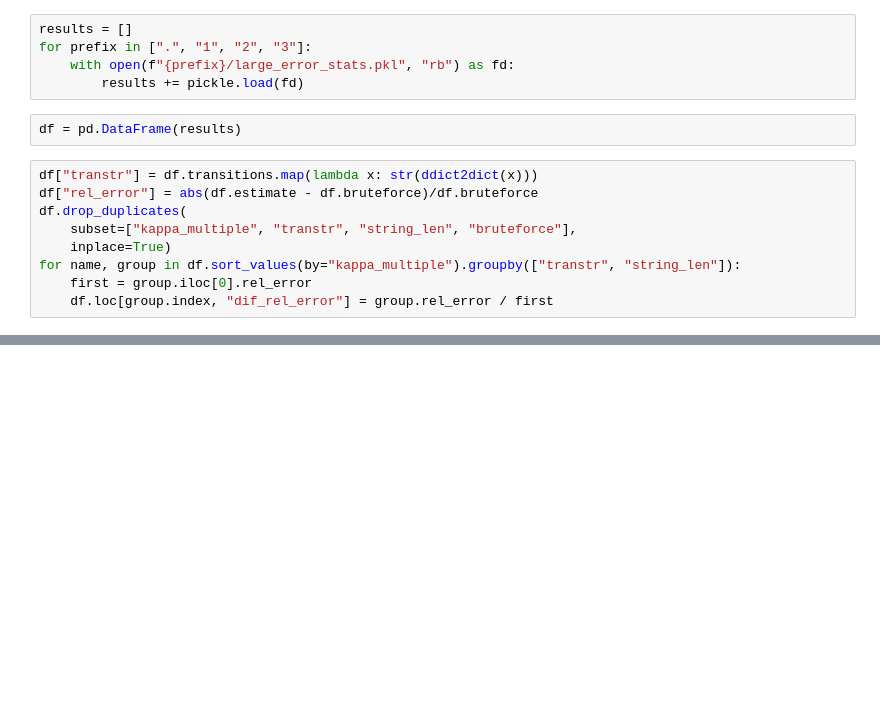
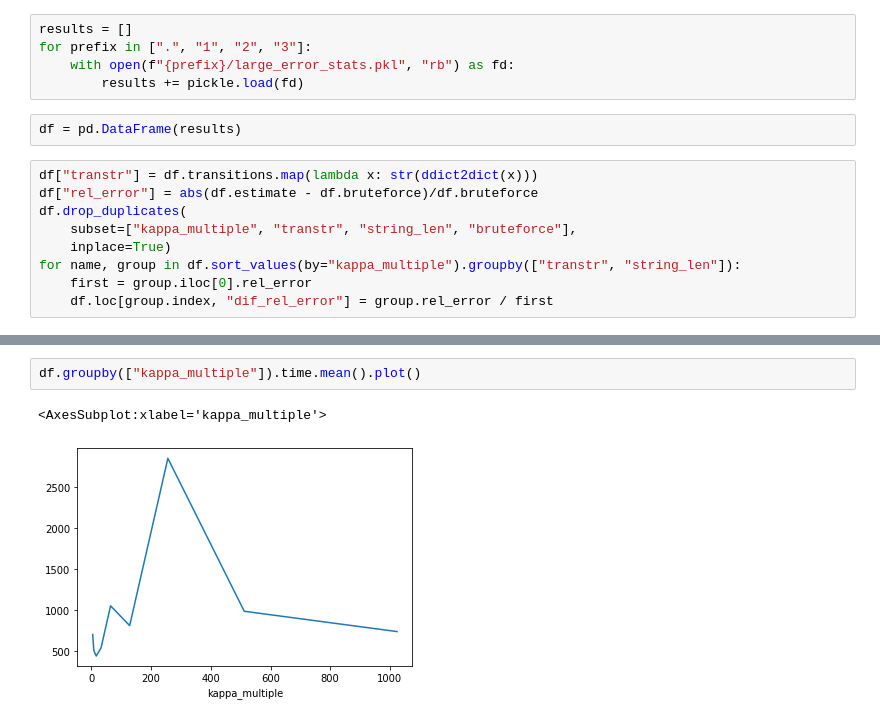
Before and after one commit to viantirreau/count-nfa, a Jupyter notebook: Large error stats.ipynb, the cells around one changed output, grey strips where cells are left out. Drawn from its saved outputs; the diff is of its cells as text; blank space fills up the shorter version.

```diff
--- a/Large error stats.ipynb
+++ b/Large error stats.ipynb
@@ -45,0 +67,5 @@ for row in df.itertuples():
+# %%
+df.groupby(["kappa_multiple"]).time.mean().plot()
+# %% [output]
+<AxesSubplot:xlabel='kappa_multiple'>
+[figure, added]
```
Also changed, not shown: parts of 6 cells of this notebook, 5 other files.
